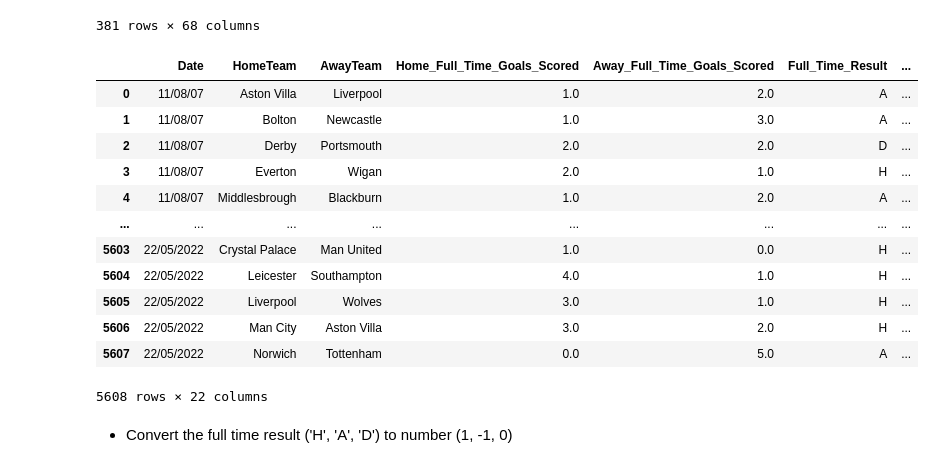
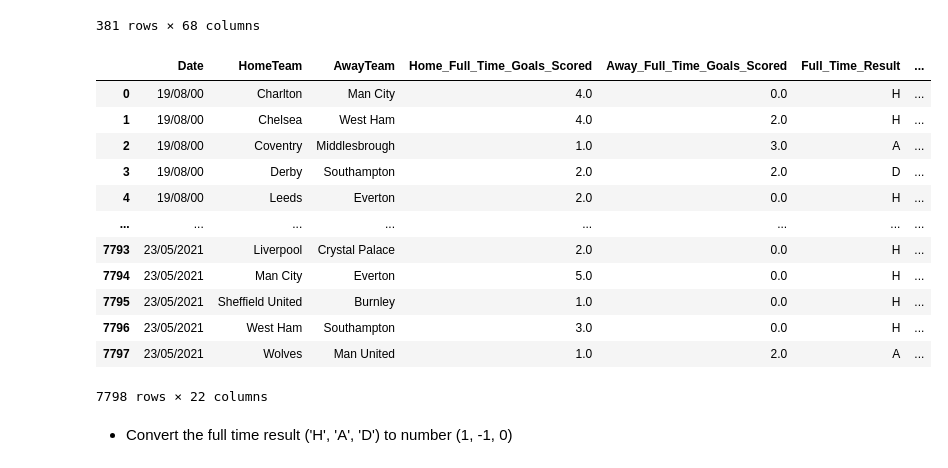
Before and after one commit to connie-zqq/LemonBalm_ManU_Data_Mining, a Jupyter notebook: ManU_Data_Mining.ipynb, the cells around one changed output. Cells and saved outputs as stored; diff of their text form; code cells hidden in the pictures.

```diff
--- a/ManU_Data_Mining.ipynb
+++ b/ManU_Data_Mining.ipynb
@@ -752,16 +769,16 @@ pd.read_csv('data/E0-14-15.csv') # have empty row in dataset
 | 380 | NaN | NaN | NaN | NaN | NaN | NaN | NaN | NaN | NaN | NaN | ... | ... |
 381 rows × 68 columns
 # %%
-matches_15seasons = []
+matches_22seasons = []
 
 def data_clean_ml(csv, season, columns_to_keep):
     """
-    Return new dataframes of all teams covering their 15 seasons England Premier League data
+    Return new dataframes of all teams covering their 22 seasons England Premier League data
     with new columns name and new Season column.
     """
 
     # Loading Data and remove the empty row
-    df = pd.read_csv(csv).dropna(axis=0,how='all')
+    df = pd.read_csv(csv, on_bad_lines='skip', encoding_errors='ignore').dropna(axis=0,how='all')
 
     # England Premier League DataFrame
     EPL_df = df[columns_to_keep].copy()
@@ -785,50 +802,50 @@ def data_clean_ml(csv, season, columns_to_keep):
             'HY':'Home_Yellow_Cards',
             'AY':'Away_Yellow_Cards',
             'HR':'Home_Red_Cards',
             'AR':'Away_Red_Cards'
         },
         inplace=True
         )
 
     # Appending Datasets to Obtain 15 Seasons' DataFrame
-    matches_15seasons.append(EPL_df)
+    matches_22seasons.append(EPL_df)
 
-    return matches_15seasons
+    return matches_22seasons
 
 
 # csv List and Season List
-csv_lst = ['E0-07-08.csv', 'E0-08-09.csv', 'E0-09-10.csv', 'E0-10-11.csv', 'E0-11-12.csv', 'E0-12-13.csv',
+csv_lst = ['0001.csv', '0102.csv', '0203.csv', '0304.csv', '0405.csv', '0506.csv', '0607.csv', 'E0-07-08.csv', 'E0-08-09.csv', 'E0-09-10.csv', 'E0-10-11.csv', 'E0-11-12.csv', 'E0-12-13.csv',
            'E0-13-14.csv', 'E0-14-15.csv', 'E0-15-16.csv', 'E0-16-17.csv', 'E0-17-18.csv',
            'E0-18-19.csv', 'E0-19-20.csv', 'E0-20-21.csv', 'E0-21-22.csv']
 for i in range(len(csv_lst)):
     csv_lst[i] = 'data/' + csv_lst[i]
 
-season_lst = ['07/08', '08/09', '09/10', '10/11', '11/12', '12/13', '13/14', '14/15', '15/16', '16/17',
+season_lst = ['00/01', '01/02', '02/03', '03/04', '05/06', '06/07', '07/08', '08/09', '09/10', '10/11', '11/12', '12/13', '13/14', '14/15', '15/16', '16/17',
               '17/18', '18/19', '19/20', '20/21', '21/22']
 
 # Calling data_clean Function
 for csv, season in zip(csv_lst, season_lst):
     data_clean_ml(csv, season, kept_columns)
 
-all_matches = pd.concat(matches_15seasons)
+all_matches = pd.concat(matches_22seasons)
 all_matches.reset_index(inplace=True)
 
 all_matches = all_matches.drop(['index'], axis=1)
 all_matches
 # %% [output]
 |  | Date | HomeTeam | AwayTeam | Home_Full_Time_Goals_Scored | Away_Full_Time_Goals_Scored | Full_Time_Result | ... |
-| 0 | 11/08/07 | Aston Villa | Liverpool | 1.0 | 2.0 | A | ... |
-| 1 | 11/08/07 | Bolton | Newcastle | 1.0 | 3.0 | A | ... |
-| 2 | 11/08/07 | Derby | Portsmouth | 2.0 | 2.0 | D | ... |
-| 3 | 11/08/07 | Everton | Wigan | 2.0 | 1.0 | H | ... |
-| 4 | 11/08/07 | Middlesbrough | Blackburn | 1.0 | 2.0 | A | ... |
+| 0 | 19/08/00 | Charlton | Man City | 4.0 | 0.0 | H | ... |
+| 1 | 19/08/00 | Chelsea | West Ham | 4.0 | 2.0 | H | ... |
+| 2 | 19/08/00 | Coventry | Middlesbrough | 1.0 | 3.0 | A | ... |
+| 3 | 19/08/00 | Derby | Southampton | 2.0 | 2.0 | D | ... |
+| 4 | 19/08/00 | Leeds | Everton | 2.0 | 0.0 | H | ... |
 | ... | ... | ... | ... | ... | ... | ... | ... |
-| 5603 | 22/05/2022 | Crystal Palace | Man United | 1.0 | 0.0 | H | ... |
-| 5604 | 22/05/2022 | Leicester | Southampton | 4.0 | 1.0 | H | ... |
-| 5605 | 22/05/2022 | Liverpool | Wolves | 3.0 | 1.0 | H | ... |
-| 5606 | 22/05/2022 | Man City | Aston Villa | 3.0 | 2.0 | H | ... |
-| 5607 | 22/05/2022 | Norwich | Tottenham | 0.0 | 5.0 | A | ... |
+| 7793 | 23/05/2021 | Liverpool | Crystal Palace | 2.0 | 0.0 | H | ... |
+| 7794 | 23/05/2021 | Man City | Everton | 5.0 | 0.0 | H | ... |
+| 7795 | 23/05/2021 | Sheffield United | Burnley | 1.0 | 0.0 | H | ... |
+| 7796 | 23/05/2021 | West Ham | Southampton | 3.0 | 0.0 | H | ... |
+| 7797 | 23/05/2021 | Wolves | Man United | 1.0 | 2.0 | A | ... |
-5608 rows × 22 columns
+7798 rows × 22 columns
 # %% [markdown]
 - Convert the full time result ('H', 'A', 'D') to number (1, -1, 0)
 # %%
```
Also changed, not shown: parts of 30 cells of this notebook.
